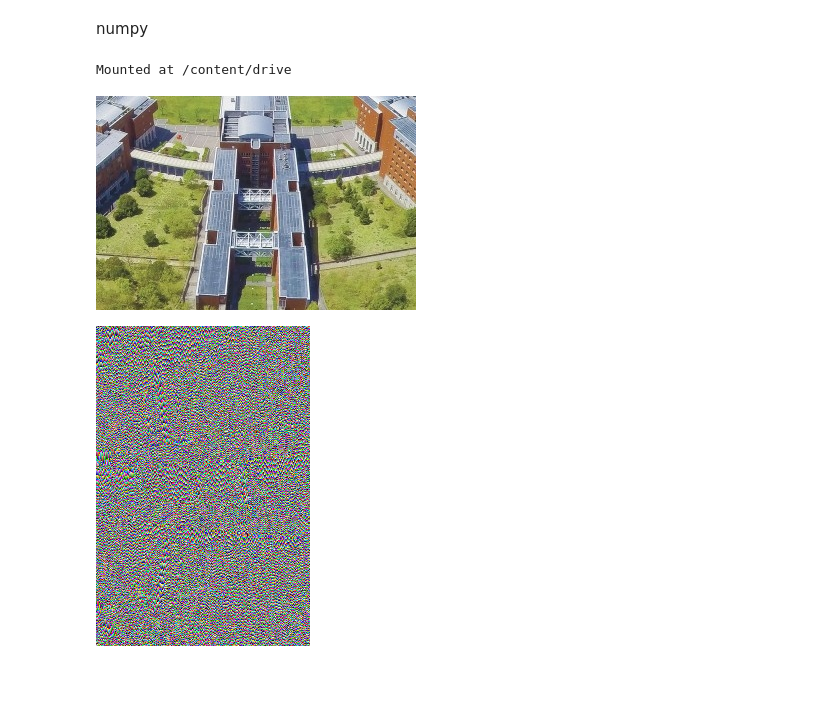
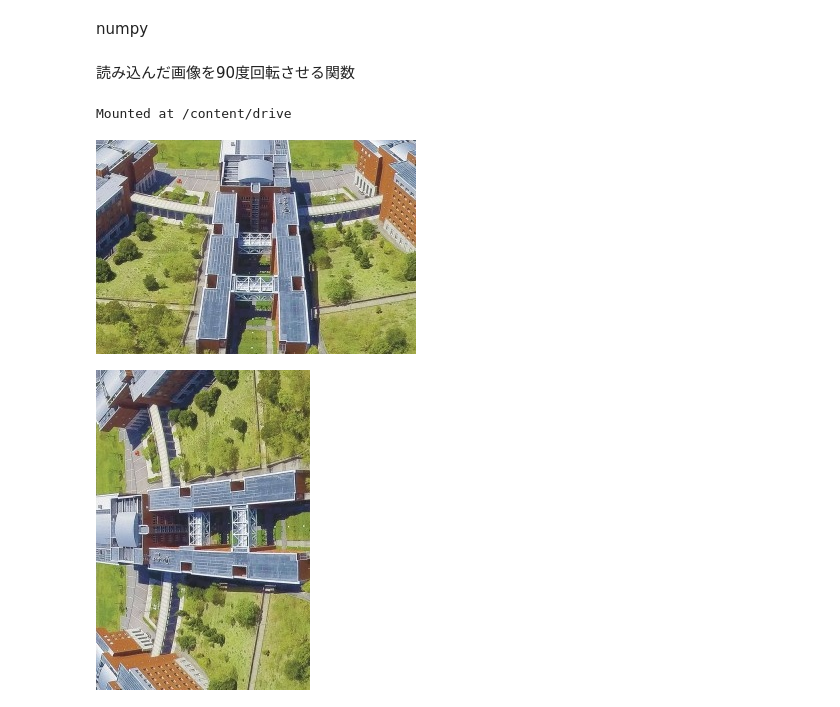
Before and after one commit to nagomi1529/Prog2kakushin, a Jupyter notebook: work2.ipynb, the cells around one changed output. Cells and saved outputs as stored; diff of their text form; code cells hidden in the pictures; blank space fills up the shorter version.

```diff
--- a/work2.ipynb
+++ b/work2.ipynb
@@ -2,6 +2,8 @@
 <a href="https://colab.research.google.com/github/nagomi1529/Prog2kakushin/blob/main/work2.ipynb" target="_parent"><img src="https://colab.research.google.com/assets/colab-badge.svg" alt="Open In Colab"/></a>
 # %% [markdown]
 numpy
+# %% [markdown]
+読み込んだ画像を90度回転させる関数
 # %%
 from google.colab import drive
 drive.mount('/content/drive')
@@ -10,38 +12,47 @@ Mounted at /content/drive
 # %%
 import numpy as np
 import cv2, sys
 from google.colab.patches import cv2_imshow
 
-img = cv2.imread('drive/MyDrive/ichidai.jpg')
-if img is None:
+img1 = cv2.imread('drive/MyDrive/ichidai.jpg')
+if img1 is None:
   sys.exit('エラー: ファイルを開けませんでした')
 
-r = 0
-g = 0
-b = 0
-h = img.shape[0]
-w = img.shape[1]
-array = np.zeros((3,h,w))
-for iy in range(h):
-  for ix in range(w):
-    r += img[iy,ix][2]
-    g += img[iy,ix][1]
-    b += img[iy,ix][0]
-    array[2][iy][ix] = r
-    array[1][iy][ix] = g
-    array[0][iy][ix] = b
+def roll(img):
+  h = img.shape[0]
+  w = img.shape[1]
+  array = np.zeros((3,h,w))
+  for iy in range(h):
+    for ix in range(w):
+      array[2][iy][ix] = img[iy,ix][2]
+      array[1][iy][ix] = img[iy,ix][1]
+      array[0][iy][ix] = img[iy,ix][0]
 
-img2 = np.zeros((w,h,3),np.uint8)
-h2 = img2.shape[0]
-w2 = img2.shape[1]
-for iy2 in range(h2):
-  for ix2 in range(w2):
-    img2[iy2,ix2][2] = array[2][ix2][iy2]
-    img2[iy2,ix2][1] = array[1][ix2][iy2]
-    img2[iy2,ix2][0] = array[0][ix2][iy2]
+  R = np.matrix(array[2])
+  G = np.matrix(array[1])
+  B = np.matrix(array[0])
 
-cv2_imshow(img)
-cv2_imshow(img2)
+  tR = np.transpose(R)
+  tG = np.transpose(G)
+  tB = np.transpose(B)
+
+  arrayr = np.array(tR)
+  arrayg = np.array(tG)
+  arrayb = np.array(tB)
+
+  img2 = np.zeros((w,h,3),np.uint8)
+  for iy2 in range(w):
+    for ix2 in range(h):
+      img2[iy2,ix2][2] = arrayr[iy2][ix2]
+      img2[iy2,ix2][1] = arrayg[iy2][ix2]
+      img2[iy2,ix2][0] = arrayb[iy2][ix2]
+
+  return img,img2
+
+a,b = roll(img1)
+cv2_imshow(a)
+print()
+cv2_imshow(b)
 # %% [output]
 [figure]
-[figure, old version]
+[figure, new version]
```
